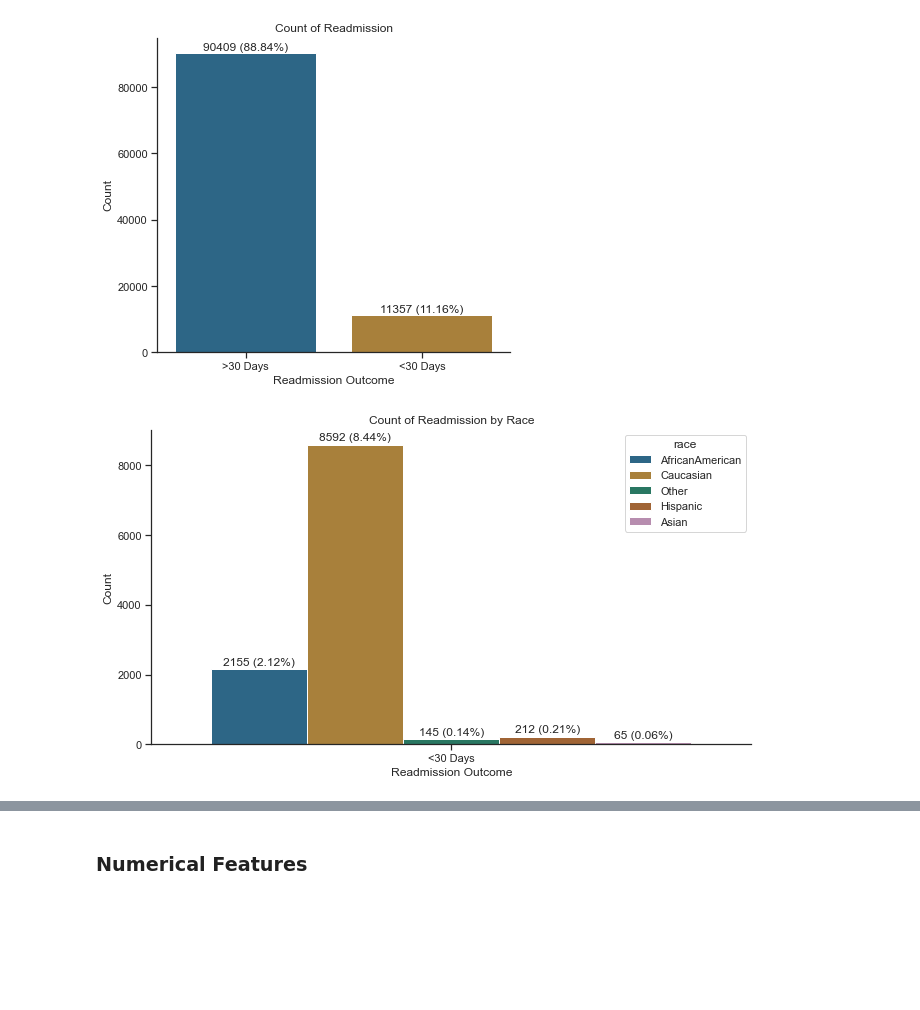
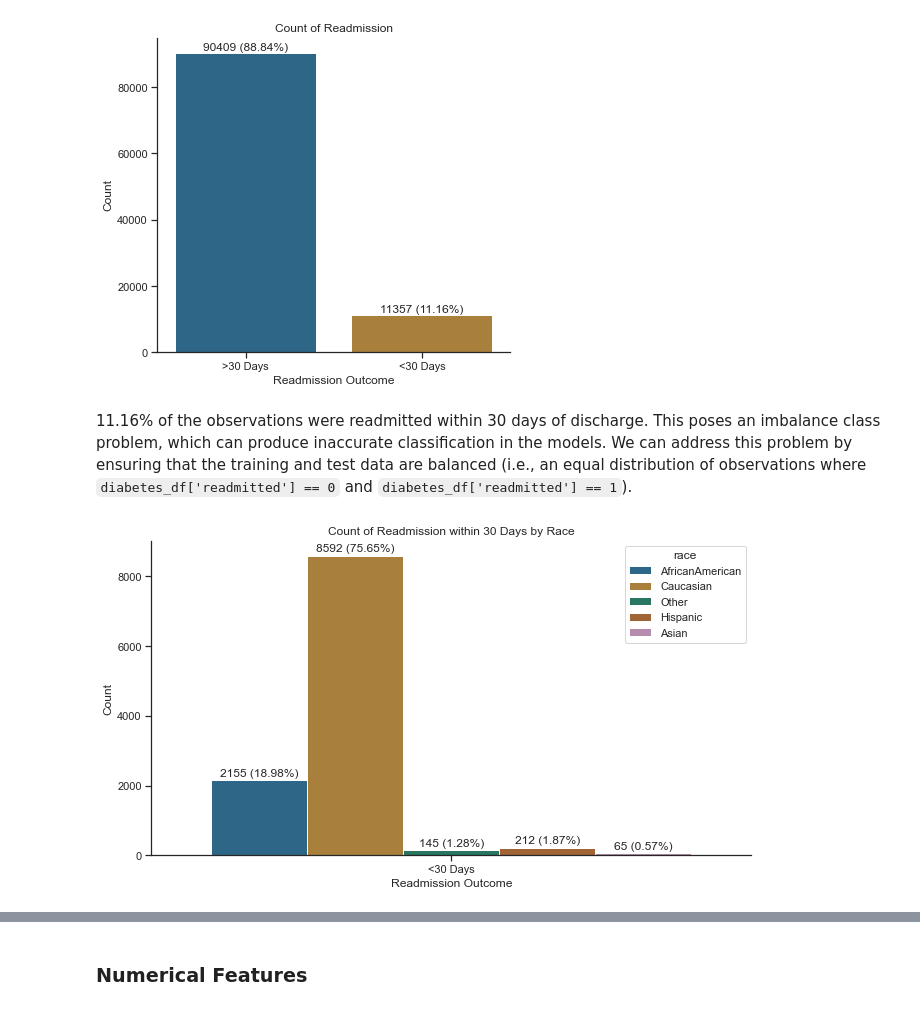
Before and after one commit to johncarloluna/diabetes-hospitaliozation, a Jupyter notebook: predicting-readmission.ipynb, the cells around one changed output, grey strips where cells are left out. Cells and saved outputs as stored; diff of their text form; code cells hidden in the pictures; blank space fills up the shorter version.

```diff
--- a/predicting-readmission.ipynb
+++ b/predicting-readmission.ipynb
@@ -246,7 +245,7 @@ for i in icd_9_cols:
     diabetes_df[i] = np.select(conditions, choices, default=None)
 
     # Assigns diagnoses columns as object data type.
-    diabetes_df[i].astype('object')
+    diabetes_df[i] = diabetes_df[i].astype('object')
 # %%
 # Dropping columns not useful for analysis. Maybe useful features for future analysis.
 diabetes_df = diabetes_df.drop(columns=['payer_code', 'medical_specialty'])
@@ -282,27 +290,32 @@ with sns.plotting_context(context='notebook'):
 # %% [output]
 [figure]
+# %% [markdown]
+11.16% of the observations were readmitted within 30 days of discharge. This poses an imbalance class problem, which can produce inaccurate classification in the models. We can address this problem by ensuring that the training and test data are balanced (i.e., an equal distribution of observations where `diabetes_df['readmitted'] == 0` and `diabetes_df['readmitted'] == 1`).
 # %%
 # Assigns variable for readmitted observations.
 readmission_output = diabetes_df.loc[diabetes_df['readmitted'] == 1]
 # %%
 # Plotting readmission outcome by race.
 with sns.plotting_context(context='notebook'):
     sns.set_style('ticks')
     sns.set_palette('colorblind')
-    ax_1 = sns.catplot(x='readmitted', hue='race', data=readmission_output,
+    ax_2 = sns.catplot(x='readmitted', hue='race', data=readmission_output,
                        kind='count', legend_out=False, saturation=0.5)
-    ax_1.set_xticklabels(['<30 Days'])
-    ax_1.fig.set_size_inches(10, 5)
-    plt.title('Count of Readmission by Race')
+    ax_2.set_xticklabels(['<30 Days'])
+    ax_2.fig.set_size_inches(10, 5)
+    plt.title('Count of Readmission within 30 Days by Race')
     plt.xlabel('Readmission Outcome')
     plt.ylabel('Count')
 
     # Adding labels.
-    for i in ax_1.ax.patches:
+    for i in ax_2.ax.patches:
         h = i.get_height()
-        total = len(diabetes_df)
+        total = len(readmission_output)
         count = int(h)
-        ax_1.ax.text(i.get_x() + i.get_width() / 2, h + 200, '{} ({:.2f}%)'.format(
+        ax_2.ax.text(i.get_x() + i.get_width() / 2, h + 200, '{} ({:.2f}%)'.format(
             count, (count / total) * 100), ha='center', va='center', fontweight='medium', size=12)
+
+    # Preparing figure for export.
+    # plt.savefig('readmission-vs-race.png', bbox_inches='tight')
 # %% [output]
-[figure, old version]
+[figure, new version]
```
Also changed, not shown: parts of 21 cells of this notebook, 7 other files.
